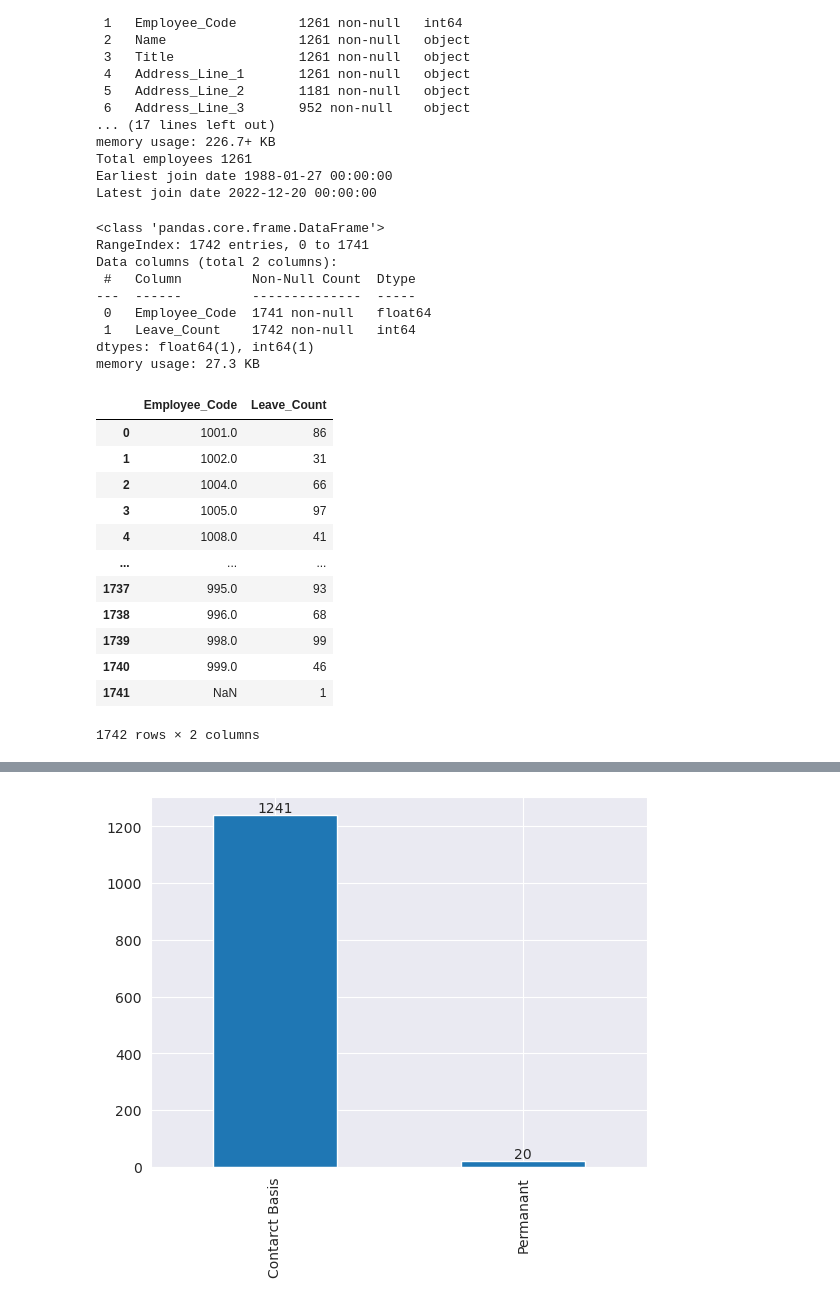
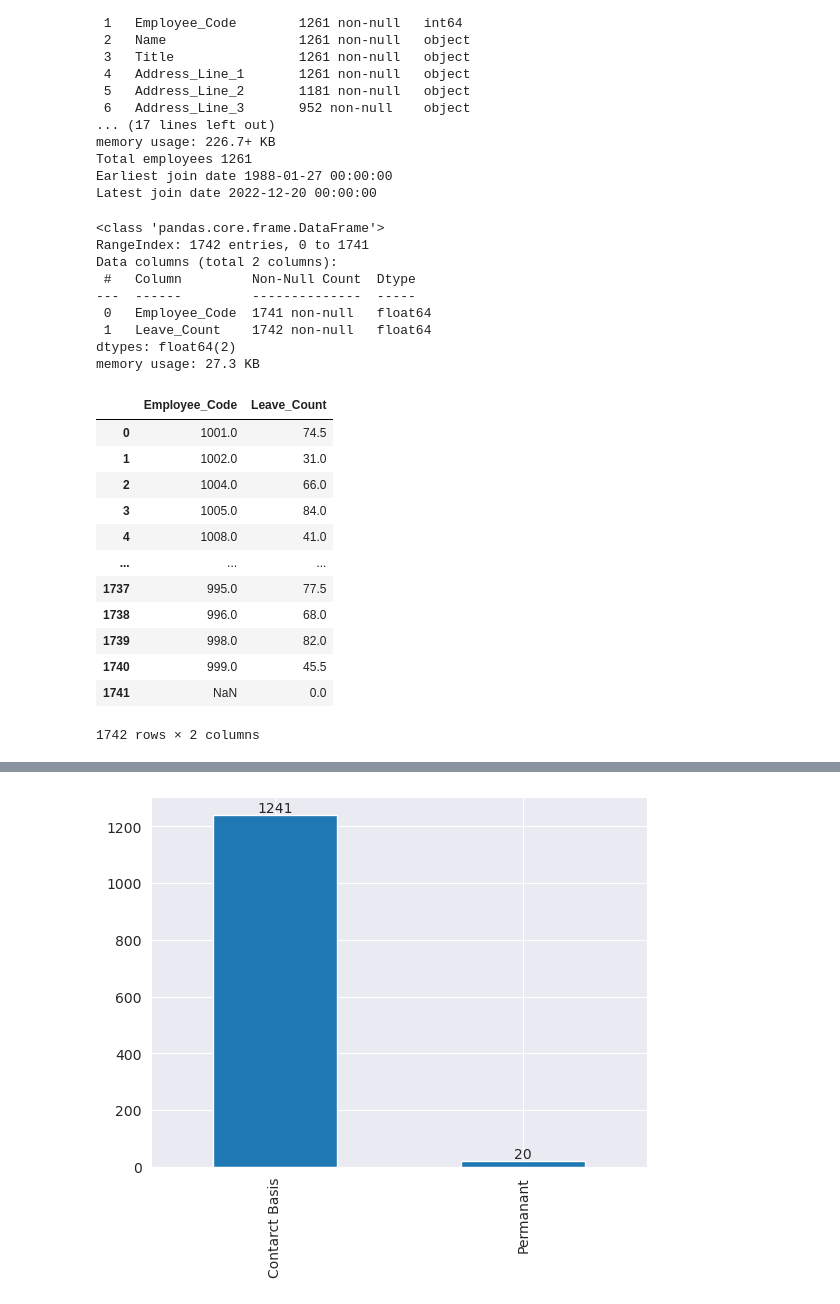
Before and after one commit to pcperera/attrition, a Jupyter notebook: descriptive-employee.ipynb, the cells around one changed output, grey strips where cells are left out. Drawn from its saved outputs; the diff is of its cells as text; code cells hidden in the pictures.

Commit message:
Encode Type into Leave_Factor as a numerical variable

```diff
--- a/descriptive-employee.ipynb
+++ b/descriptive-employee.ipynb
@@ -29,34 +29,36 @@ Earliest join date 1988-01-27 00:00:00
 Latest join date 2022-12-20 00:00:00
 # %%
 # Read leaves dataset
-df_leaves = pd.read_csv('data/leaves_clean.csv', names=["Employee_Code", "Leave_Date", "Type", "Applied_Date", "Lieu_Leave_Date", "Remarks", "Leave_Category"])
-df_leaves_summary_temp = df_leaves.groupby('Employee_Code')['Leave_Date'].count()
+df_leaves = pd.read_csv('data/leaves_clean.csv', names=["Employee_Code", "Leave_Date", "Leave_Factor", "Applied_Date", "Lieu_Leave_Date", "Remarks", "Leave_Category"])
+df_leaves_type_map = {'Half Day': 0.5, 'Full Day': 1}
+df_leaves['Leave_Factor'] = df_leaves['Leave_Factor'].map(df_leaves_type_map)
+df_leaves_summary_temp = df_leaves.groupby('Employee_Code')['Leave_Factor'].sum()
 df_leaves_summary = pd.DataFrame({'Employee_Code': df_leaves_summary_temp.index, 'Leave_Count':  df_leaves_summary_temp.values})
 df_leaves_summary['Employee_Code'] = pd.to_numeric(df_leaves_summary['Employee_Code'], errors='coerce')
 df_leaves_summary.info()
 df_leaves_summary
 # %% [output]
 <class 'pandas.core.frame.DataFrame'>
 RangeIndex: 1742 entries, 0 to 1741
 Data columns (total 2 columns):
  #   Column         Non-Null Count  Dtype
 ---  ------         --------------  -----
  0   Employee_Code  1741 non-null   float64
- 1   Leave_Count    1742 non-null   int64
-dtypes: float64(1), int64(1)
+ 1   Leave_Count    1742 non-null   float64
+dtypes: float64(2)
 memory usage: 27.3 KB
 |  | Employee_Code | Leave_Count |
-| 0 | 1001.0 | 86 |
-| 1 | 1002.0 | 31 |
-| 2 | 1004.0 | 66 |
-| 3 | 1005.0 | 97 |
-| 4 | 1008.0 | 41 |
+| 0 | 1001.0 | 74.5 |
+| 1 | 1002.0 | 31.0 |
+| 2 | 1004.0 | 66.0 |
+| 3 | 1005.0 | 84.0 |
+| 4 | 1008.0 | 41.0 |
 | ... | ... | ... |
-| 1737 | 995.0 | 93 |
-| 1738 | 996.0 | 68 |
-| 1739 | 998.0 | 99 |
-| 1740 | 999.0 | 46 |
-| 1741 | NaN | 1 |
+| 1737 | 995.0 | 77.5 |
+| 1738 | 996.0 | 68.0 |
+| 1739 | 998.0 | 82.0 |
+| 1740 | 999.0 | 45.5 |
+| 1741 | NaN | 0.0 |
 1742 rows × 2 columns
 # %%
 # Group two datasets
```
